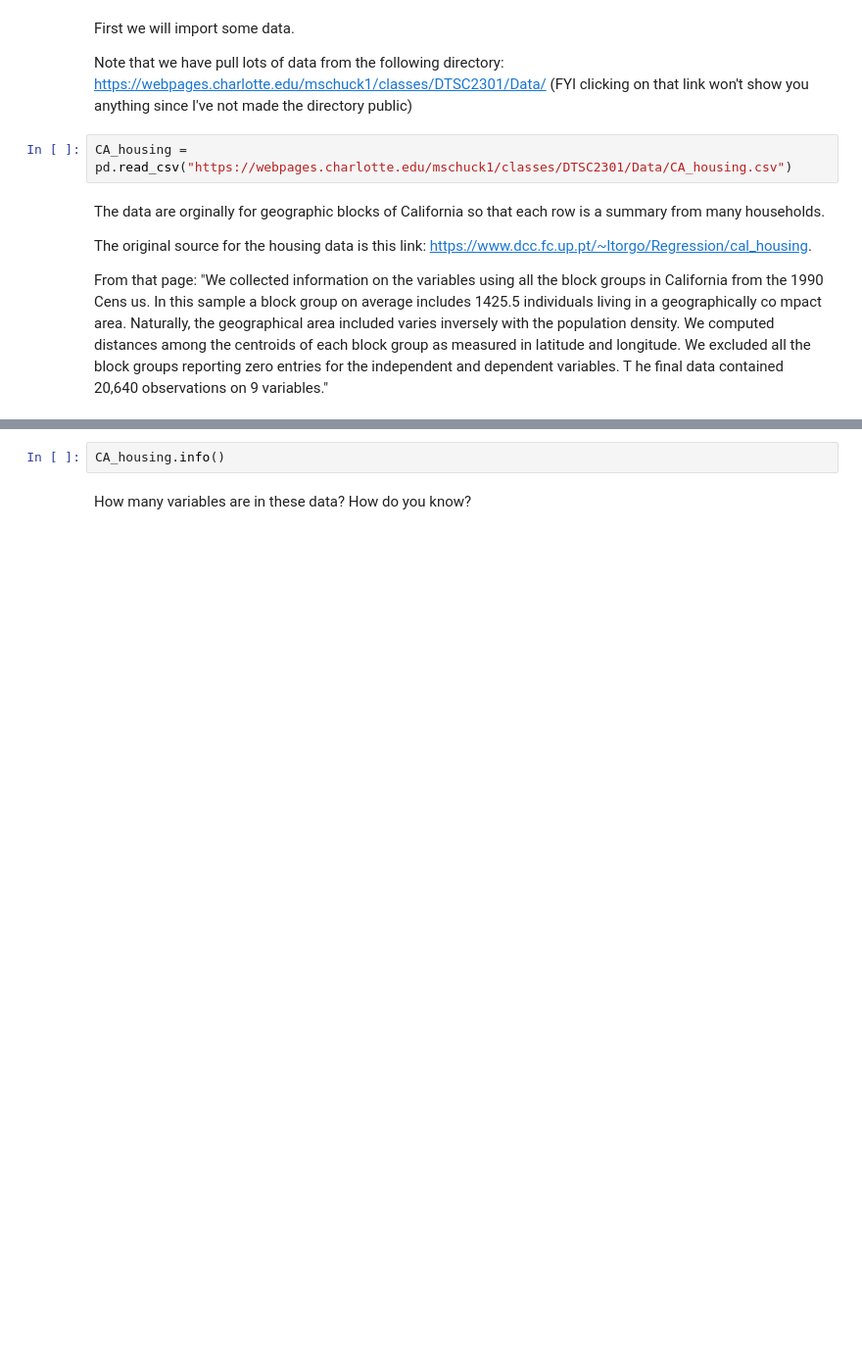
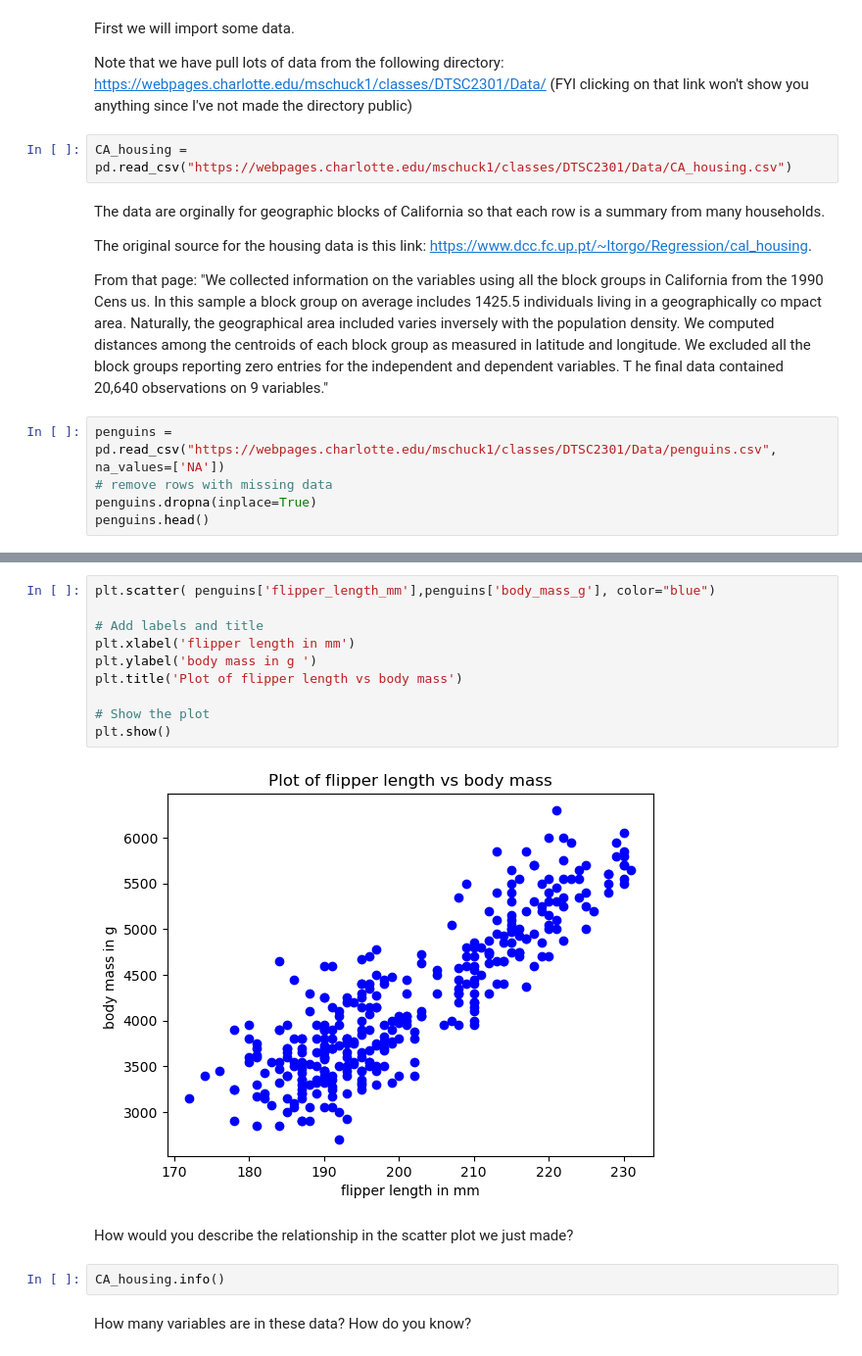
Before and after one commit to schuckers/DTSC2301, a Jupyter notebook: Code/Quant_vs_Quant_Investigation.ipynb, the cells around one changed output, grey strips where cells are left out. Shown at 98% size. Saved outputs shown, nothing was run; the diff lists cells and outputs as text; blank space fills up the shorter version.

Commit message:
penguins added

```diff
--- a/Code/Quant_vs_Quant_Investigation.ipynb
+++ b/Code/Quant_vs_Quant_Investigation.ipynb
@@ -25,3 +25,8 @@ The original source for the housing data is this link:
 https://www.dcc.fc.up.pt/~ltorgo/Regression/cal_housing.
 
 From that page: "We collected information on the variables using all the block groups in California from the 1990 Cens us. In this sample a block group on average includes 1425.5 individuals living in a geographically co mpact area. Naturally, the geographical area included varies inversely with the population density. We computed distances among the centroids of each block group as measured in latitude and longitude. We excluded all the block groups reporting zero entries for the independent and dependent variables. T he final data contained 20,640 observations on 9 variables."
+# %%
+penguins = pd.read_csv("https://webpages.charlotte.edu/mschuck1/classes/DTSC2301/Data/penguins.csv", na_values=['NA'])
+# remove rows with missing data
+penguins.dropna(inplace=True)
+penguins.head()
@@ -28,3 +40,17 @@ From that page: "We collected information on the variables using all the block g
+# %%
+plt.scatter( penguins['flipper_length_mm'],penguins['body_mass_g'], color="blue")
+
+# Add labels and title
+plt.xlabel('flipper length in mm')
+plt.ylabel('body mass in g ')
+plt.title('Plot of flipper length vs body mass')
+
+# Show the plot
+plt.show()
+# %% [output]
+[figure, added]
+# %% [markdown]
+How would you describe the relationship in the scatter plot we just made?
 # %%
 CA_housing.info()
 # %% [markdown]
```
Also changed, not shown: parts of 2 cells of this notebook.
